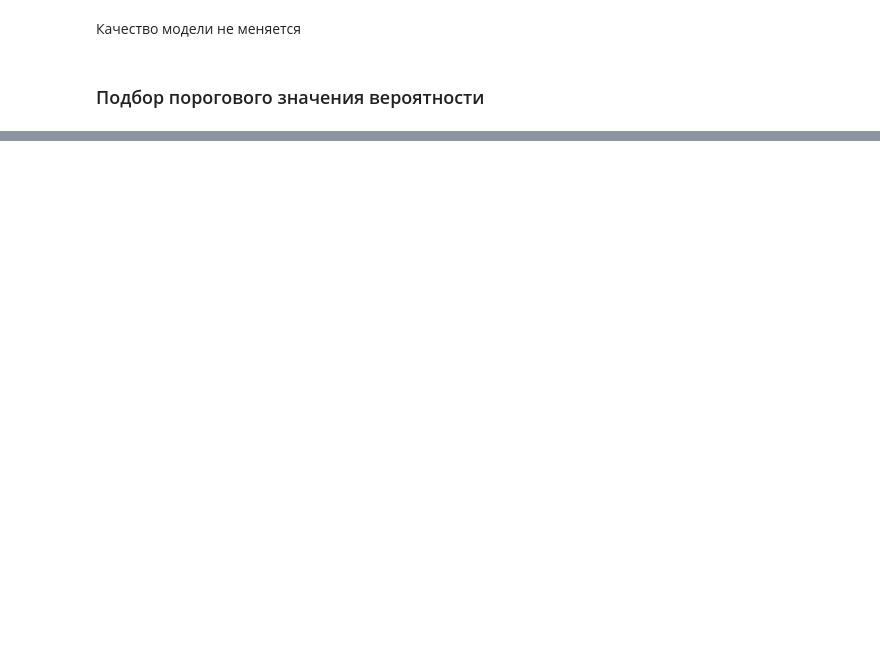
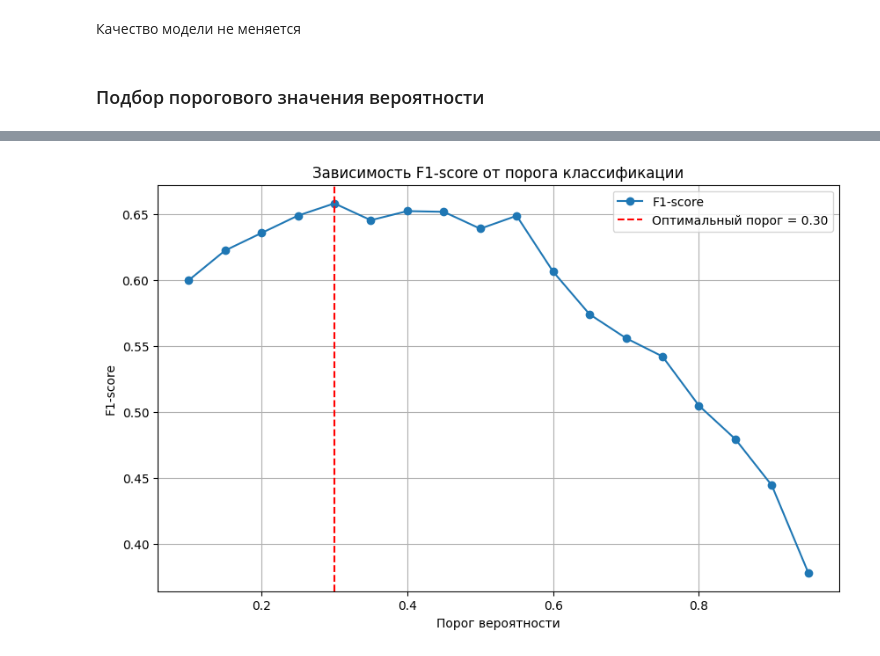
Before and after one commit to UlyanaGru/ml_practice, a Jupyter notebook: ml_practice.ipynb, the cells around one changed output, grey strips where cells are left out. Saved outputs shown, nothing was run; the diff lists cells and outputs as text; code cells hidden in the pictures; blank space fills up the shorter version.

Commit message:
visualization of thresholds

```diff
--- a/ml_practice.ipynb
+++ b/ml_practice.ipynb
@@ -448,0 +463,16 @@ print(f"Оптимальный порог: {best_threshold:.2f}, F1-score: {best
+# %%
+# Визуализация видимости f1-порога
+f1_scores = [f1_score(y_test, (y_proba_test >= t).astype(int)) for t in thresholds]
+
+plt.figure(figsize=(10, 6))
+plt.plot(thresholds, f1_scores, marker='o', label='F1-score')
+plt.axvline(x=best_threshold, color='r', linestyle='--',
+            label=f'Оптимальный порог = {best_threshold:.2f}')
+plt.xlabel('Порог вероятности')
+plt.ylabel('F1-score')
+plt.title('Зависимость F1-score от порога классификации')
+plt.legend()
+plt.grid()
+plt.show()
+# %% [output]
+[figure, added]
```
Also changed, not shown: parts of 5 cells of this notebook.
